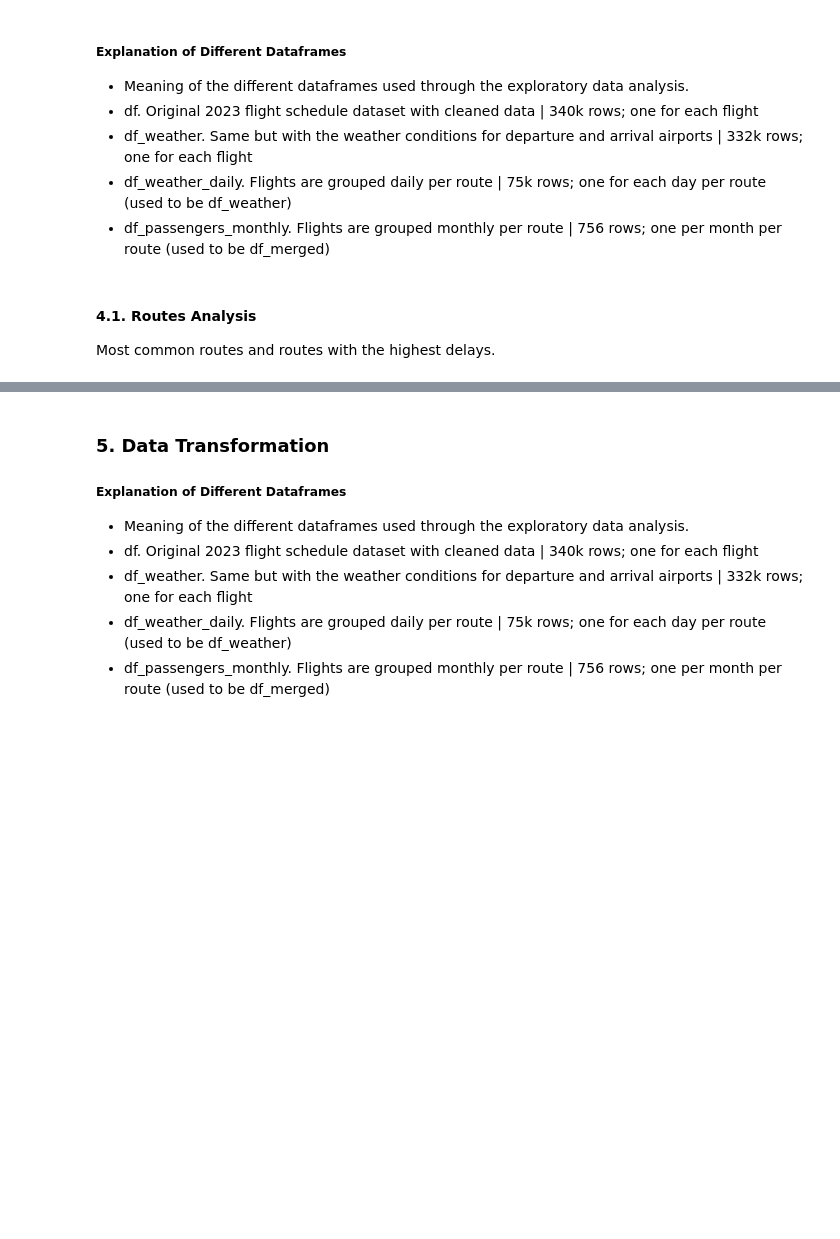
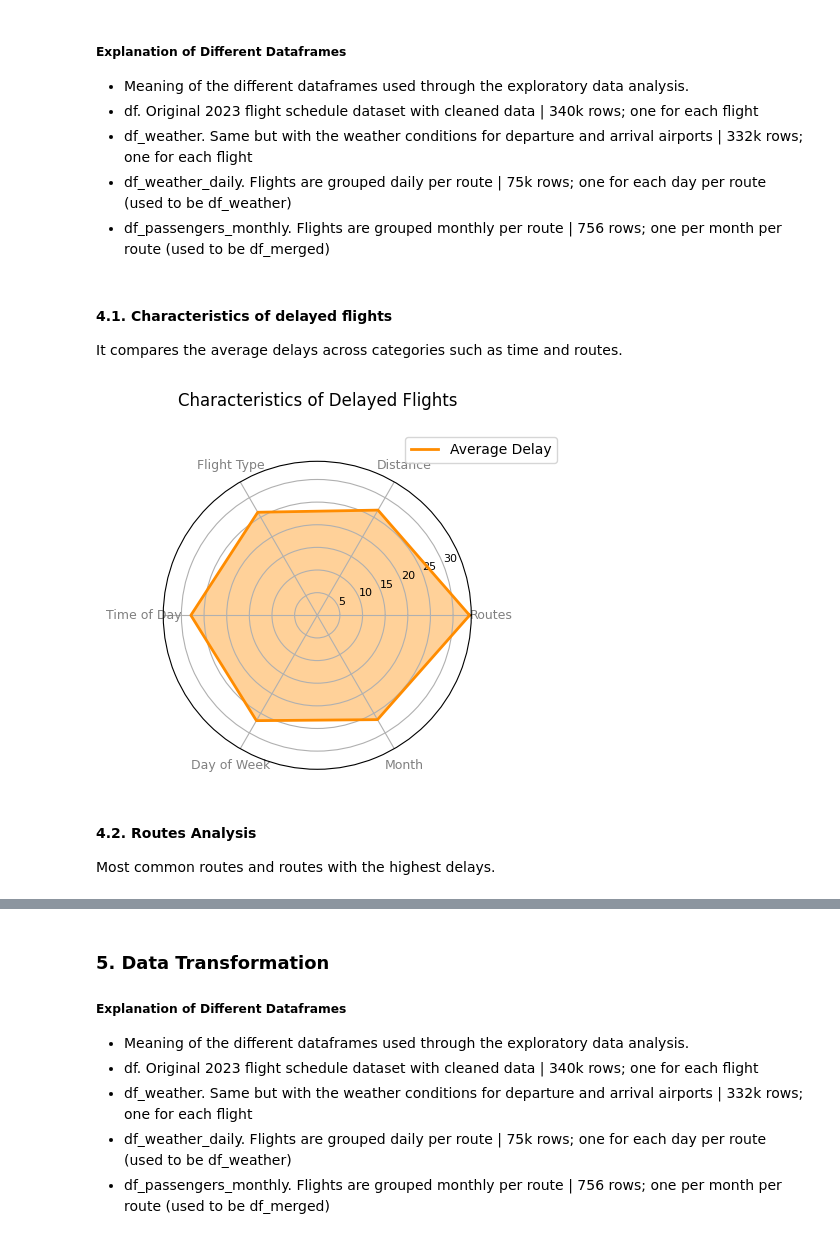
Before and after one commit to DT-Service-Consulting/avstats, a Jupyter notebook: avstats/AvStats_EDA.ipynb, the cells around one changed output, grey strips where cells are left out. Cells and saved outputs as stored; diff of their text form; code cells hidden in the pictures; blank space fills up the shorter version.

```diff
--- a/avstats/AvStats_EDA.ipynb
+++ b/avstats/AvStats_EDA.ipynb
@@ -219,8 +215,16 @@ df_passengers_monthly
 * df_weather. Same but with the weather conditions for departure and arrival airports | 332k rows; one for each flight
 * df_weather_daily. Flights are grouped daily per route | 75k rows; one for each day per route (used to be df_weather)
 * df_passengers_monthly. Flights are grouped monthly per route | 756 rows; one per month per route (used to be df_merged)
+# %% [markdown]
+#### **4.1. Characteristics of delayed flights**
+
+It compares the average delays across categories such as time and routes.
+# %%
+plot_radar_chart(df)
+# %% [output]
+[figure, added]
 # %% [markdown]
-#### **4.1. Routes Analysis**
+#### **4.2. Routes Analysis**
 
 Most common routes and routes with the highest delays.
 # %%
```
Also changed, not shown: parts of 12 cells of this notebook, 3 other files.
